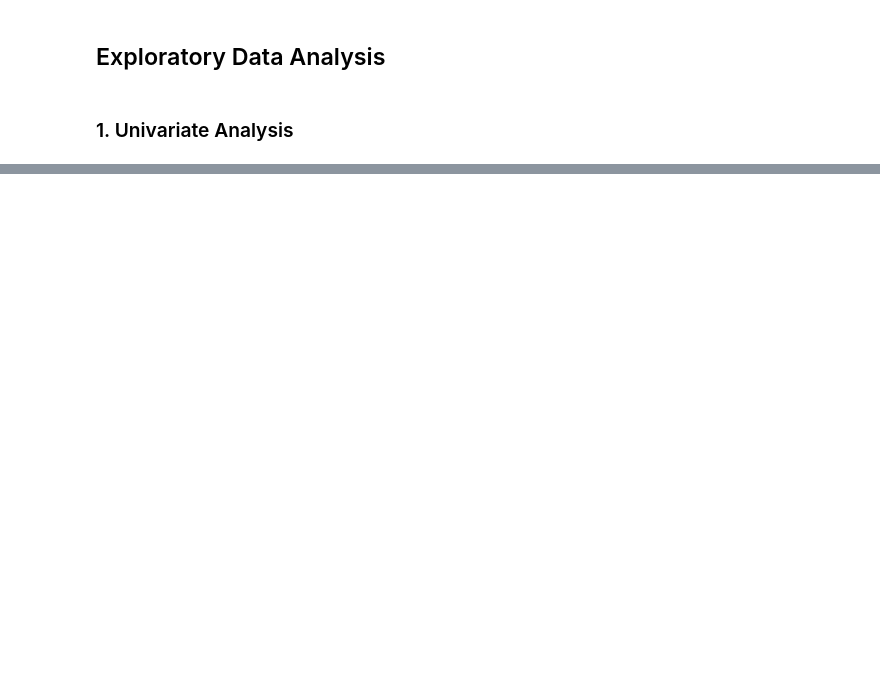
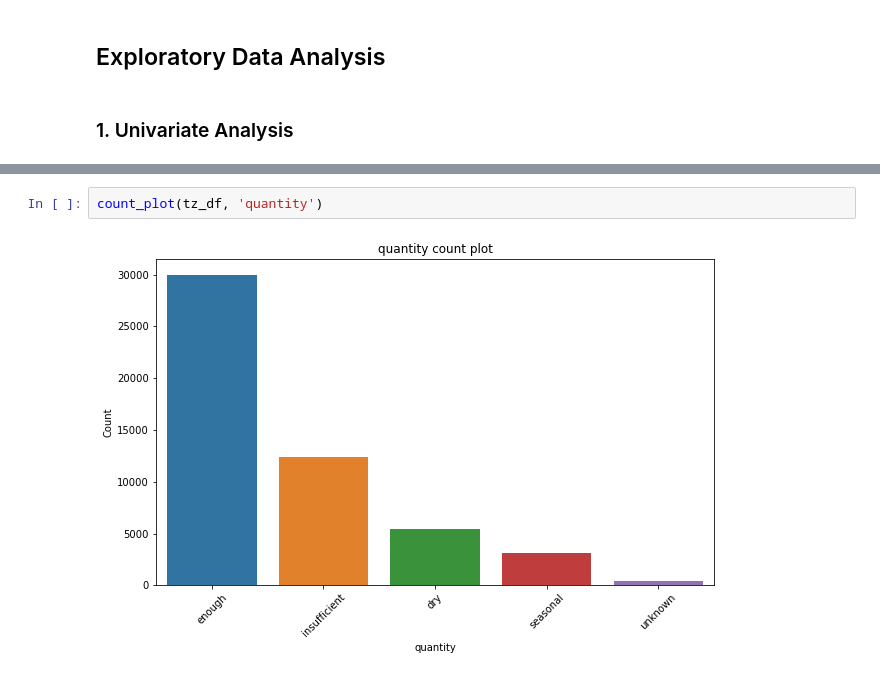
Before and after one commit to brian-magembe/Tanzania_Water_Wells, a Jupyter notebook: The Miner League.ipynb, the cells around one changed output, grey strips where cells are left out. Drawn from its saved outputs; the diff is of its cells as text; blank space fills up the shorter version.

```diff
--- a/The Miner League.ipynb
+++ b/The Miner League.ipynb
@@ -379,0 +433,4 @@ plt.show();
+# %%
+count_plot(tz_df, 'quantity')
+# %% [output]
+[figure, added]
```
Also changed, not shown: parts of 22 cells of this notebook.
